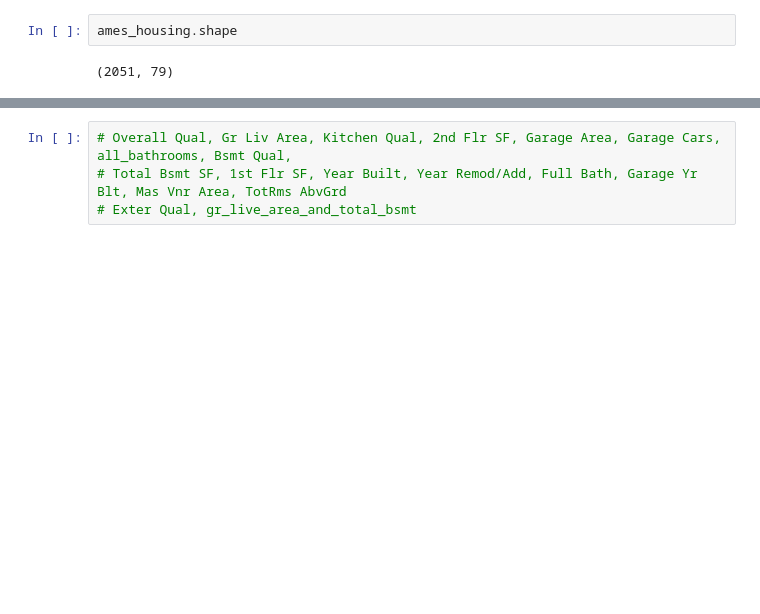
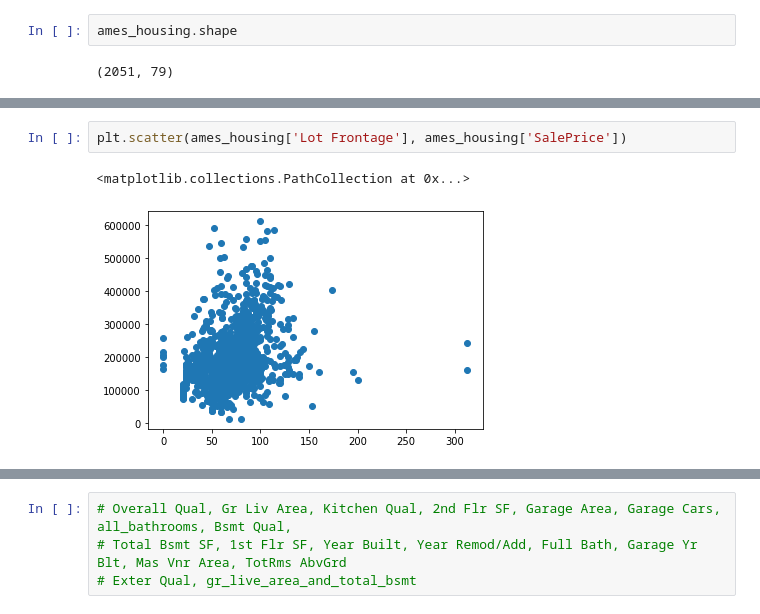
Before and after one commit to roycephillipsjr/GA_project_2, a Jupyter notebook: code/01_EDA_and_Cleaning.ipynb, the cells around one changed output, grey strips where cells are left out. Drawn from its saved outputs; the diff is of its cells as text; blank space fills up the shorter version.

```diff
--- a/code/01_EDA_and_Cleaning.ipynb
+++ b/code/01_EDA_and_Cleaning.ipynb
@@ -1362,0 +1555,5 @@ ames_housing.shape
+# %%
+plt.scatter(ames_housing['Lot Frontage'], ames_housing['SalePrice'])
+# %% [output]
+<matplotlib.collections.PathCollection at 0x...>
+[figure, added]
```
Also changed, not shown: parts of 66 cells of this notebook, 4 other files.
